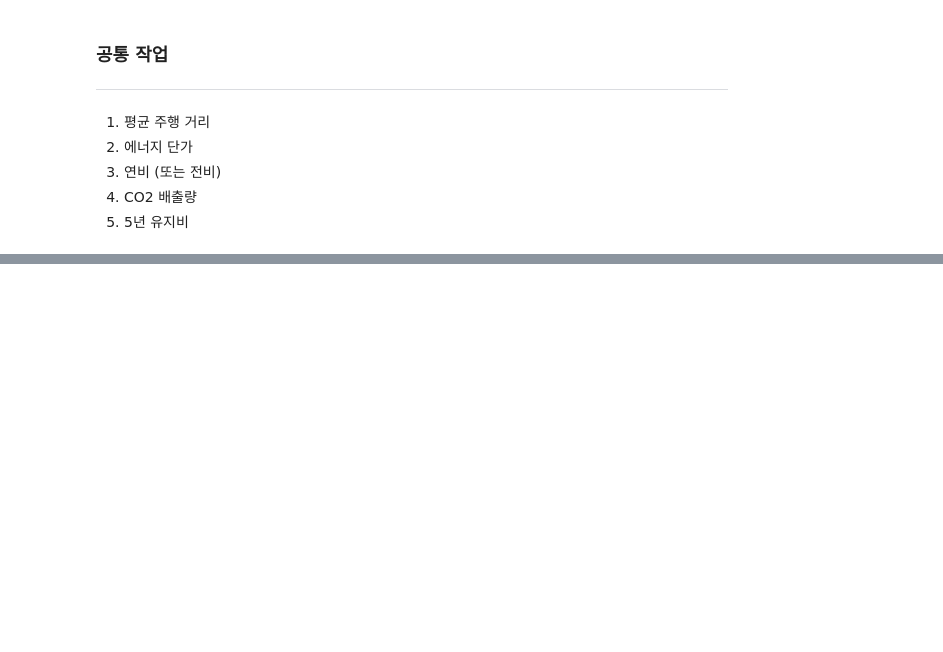
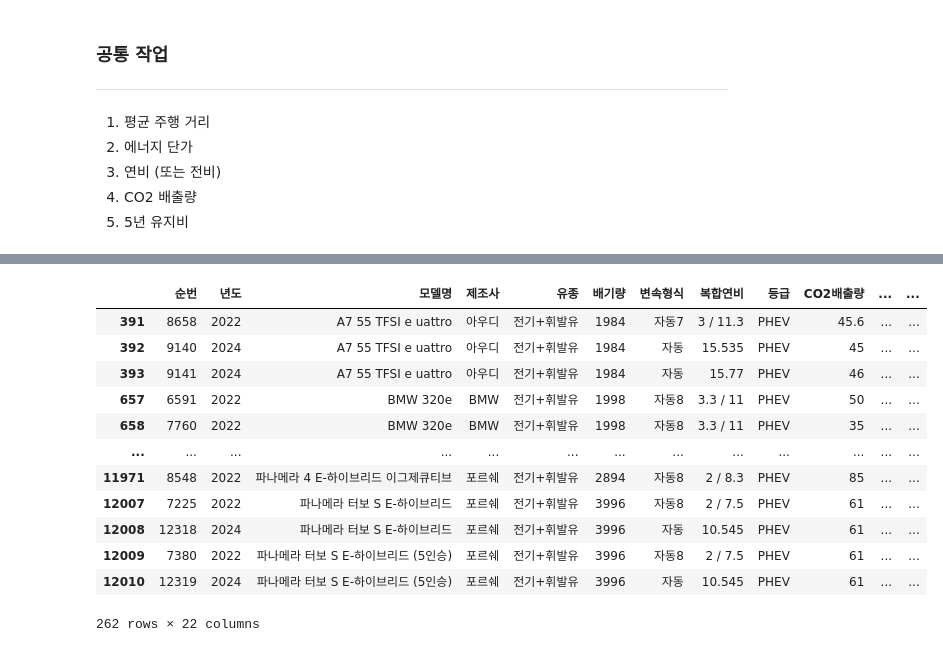
Before and after one commit to beom-L/KDT10, a Jupyter notebook: EX_PANDAS/MINI_PROJECT/test.ipynb, the cells around one changed output, grey strips where cells are left out. Saved outputs shown, nothing was run; the diff lists cells and outputs as text; code cells hidden in the pictures; blank space fills up the shorter version.

```diff
--- a/EX_PANDAS/MINI_PROJECT/test.ipynb
+++ b/EX_PANDAS/MINI_PROJECT/test.ipynb
@@ -54,0 +73,23 @@ dataDF2
+# %%
+## 필터링 ##
+## 제조사 선택 추출
+made_by = ['BMW', 'GM', 'MINI', '기아', '닛산',
+           '르노삼성', '르노코리아자동차(주)', '벤츠', '볼보', '아우디',
+           '테슬라코리아 유한회사', '토요타', '포드', '포르쉐', '폭스바겐', '현대', '혼다']
+
+retDF1 = dataDF[ dataDF['제조사'].isin(made_by) ]
+retDF1
+# %% [output]
+|  | 순번 | 년도 | 모델명 | 제조사 | 유종 | 배기량 | 변속형식 | 복합연비 | 등급 | CO2배출량 | ... | ... |
+| 391 | 8658 | 2022 | A7 55 TFSI e uattro | 아우디 | 전기+휘발유 | 1984 | 자동7 | 3 / 11.3 | PHEV | 45.6 | ... | ... |
+| 392 | 9140 | 2024 | A7 55 TFSI e uattro | 아우디 | 전기+휘발유 | 1984 | 자동 | 15.535 | PHEV | 45 | ... | ... |
+| 393 | 9141 | 2024 | A7 55 TFSI e uattro | 아우디 | 전기+휘발유 | 1984 | 자동 | 15.77 | PHEV | 46 | ... | ... |
+| 657 | 6591 | 2022 | BMW 320e | BMW | 전기+휘발유 | 1998 | 자동8 | 3.3 / 11 | PHEV | 50 | ... | ... |
+| 658 | 7760 | 2022 | BMW 320e | BMW | 전기+휘발유 | 1998 | 자동8 | 3.3 / 11 | PHEV | 35 | ... | ... |
+| ... | ... | ... | ... | ... | ... | ... | ... | ... | ... | ... | ... | ... |
+| 11971 | 8548 | 2022 | 파나메라 4 E-하이브리드 이그제큐티브 | 포르쉐 | 전기+휘발유 | 2894 | 자동8 | 2 / 8.3 | PHEV | 85 | ... | ... |
+| 12007 | 7225 | 2022 | 파나메라 터보 S E-하이브리드 | 포르쉐 | 전기+휘발유 | 3996 | 자동8 | 2 / 7.5 | PHEV | 61 | ... | ... |
+| 12008 | 12318 | 2024 | 파나메라 터보 S E-하이브리드 | 포르쉐 | 전기+휘발유 | 3996 | 자동 | 10.545 | PHEV | 61 | ... | ... |
+| 12009 | 7380 | 2022 | 파나메라 터보 S E-하이브리드 (5인승) | 포르쉐 | 전기+휘발유 | 3996 | 자동8 | 2 / 7.5 | PHEV | 61 | ... | ... |
+| 12010 | 12319 | 2024 | 파나메라 터보 S E-하이브리드 (5인승) | 포르쉐 | 전기+휘발유 | 3996 | 자동 | 10.545 | PHEV | 61 | ... | ... |
+262 rows × 22 columns
```
Also changed, not shown: parts of 14 cells of this notebook, 7 other files.
